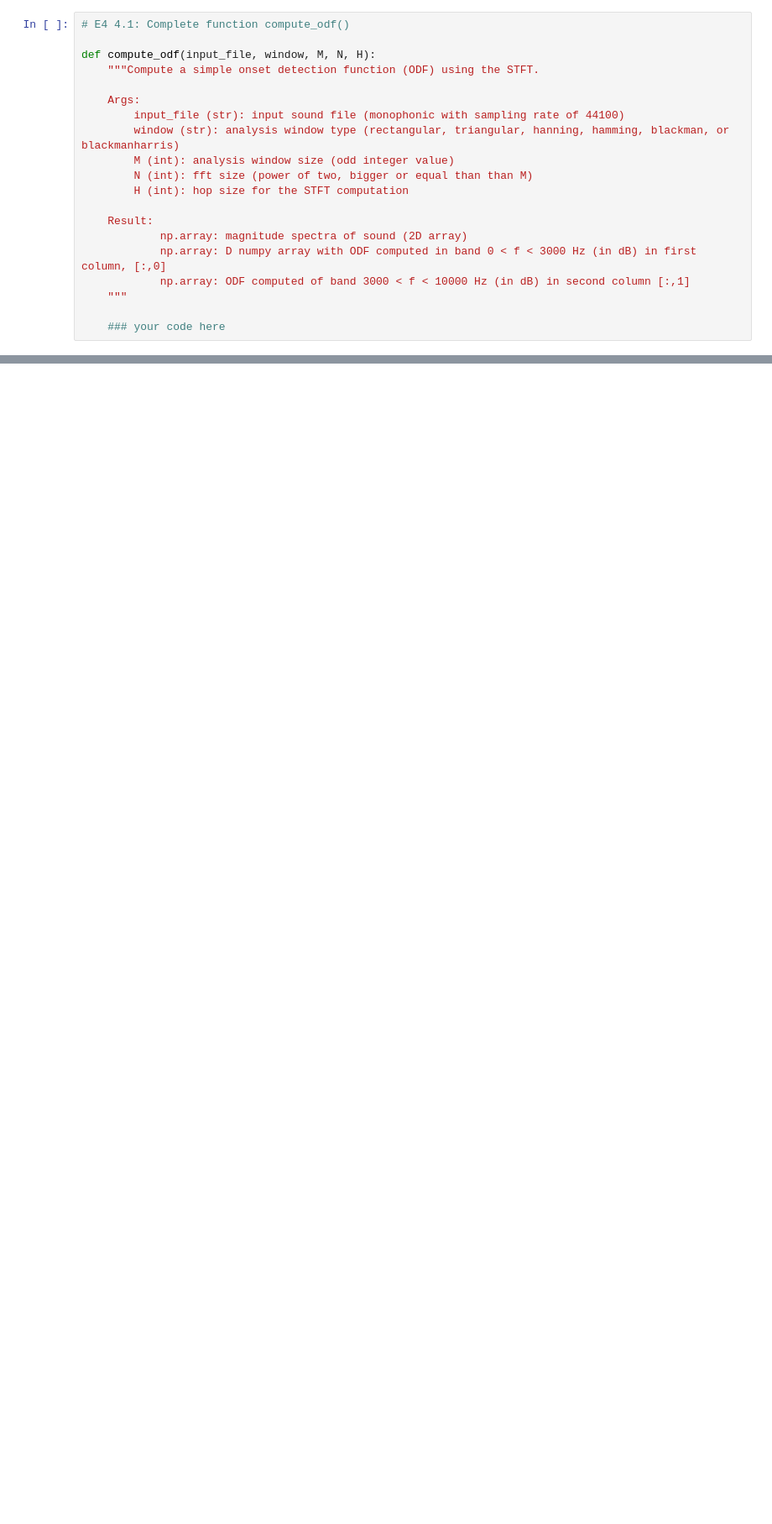
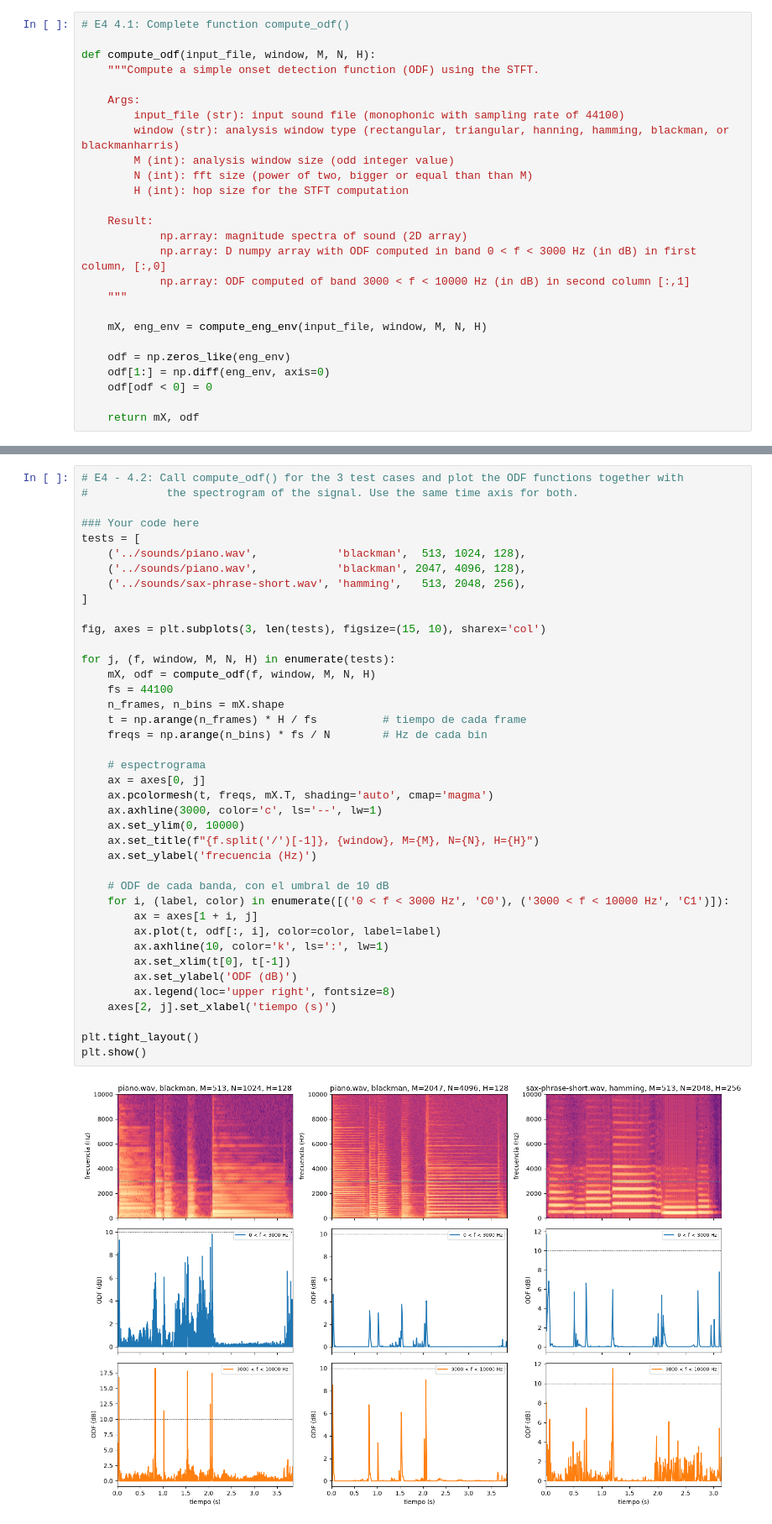
Before and after one commit to colas98/sms-tools-materials, a Jupyter notebook: exercises/E4-STFT.ipynb, the cells around one changed output, grey strips where cells are left out. Shown at 84% size. Cells and saved outputs as stored; diff of their text form; blank space fills up the shorter version.

```diff
--- a/exercises/E4-STFT.ipynb
+++ b/exercises/E4-STFT.ipynb
@@ -702,7 +704,13 @@ def compute_odf(input_file, window, M, N, H):
             np.array: ODF computed of band 3000 < f < 10000 Hz (in dB) in second column [:,1]
     """
 
-    ### your code here
+    mX, eng_env = compute_eng_env(input_file, window, M, N, H)
+
+    odf = np.zeros_like(eng_env)
+    odf[1:] = np.diff(eng_env, axis=0)
+    odf[odf < 0] = 0
+
+    return mX, odf
 # %% [markdown]
 Test cases for `compute_odf()` (same parameters as Part 3):
 
@@ -721,3 +724,45 @@ Plot each ODF together with the spectrogram of the corresponding signal (same ti
+# %%
+# E4 - 4.2: Call compute_odf() for the 3 test cases and plot the ODF functions together with
+#            the spectrogram of the signal. Use the same time axis for both.
+
+### Your code here
+tests = [
+    ('../sounds/piano.wav',            'blackman',  513, 1024, 128),
+    ('../sounds/piano.wav',            'blackman', 2047, 4096, 128),
+    ('../sounds/sax-phrase-short.wav', 'hamming',   513, 2048, 256),
+]
+
+fig, axes = plt.subplots(3, len(tests), figsize=(15, 10), sharex='col')
+
+for j, (f, window, M, N, H) in enumerate(tests):
+    mX, odf = compute_odf(f, window, M, N, H)
+    fs = 44100
+    n_frames, n_bins = mX.shape
+    t = np.arange(n_frames) * H / fs          # tiempo de cada frame
+    freqs = np.arange(n_bins) * fs / N        # Hz de cada bin
+
+    # espectrograma
+    ax = axes[0, j]
+    ax.pcolormesh(t, freqs, mX.T, shading='auto', cmap='magma')
+    ax.axhline(3000, color='c', ls='--', lw=1)
+    ax.set_ylim(0, 10000)
+    ax.set_title(f"{f.split('/')[-1]}, {window}, M={M}, N={N}, H={H}")
+    ax.set_ylabel('frecuencia (Hz)')
+
+    # ODF de cada banda, con el umbral de 10 dB
+    for i, (label, color) in enumerate([('0 < f < 3000 Hz', 'C0'), ('3000 < f < 10000 Hz', 'C1')]):
+        ax = axes[1 + i, j]
+        ax.plot(t, odf[:, i], color=color, label=label)
+        ax.axhline(10, color='k', ls=':', lw=1)
+        ax.set_xlim(t[0], t[-1])
+        ax.set_ylabel('ODF (dB)')
+        ax.legend(loc='upper right', fontsize=8)
+    axes[2, j].set_xlabel('tiempo (s)')
+
+plt.tight_layout()
+plt.show()
+# %% [output]
+[figure, added]
 # %% [markdown]
 **E4 - 4.3: Conceptual questions (answer here)**
 
```
Also changed, not shown: parts of 6 cells of this notebook.
